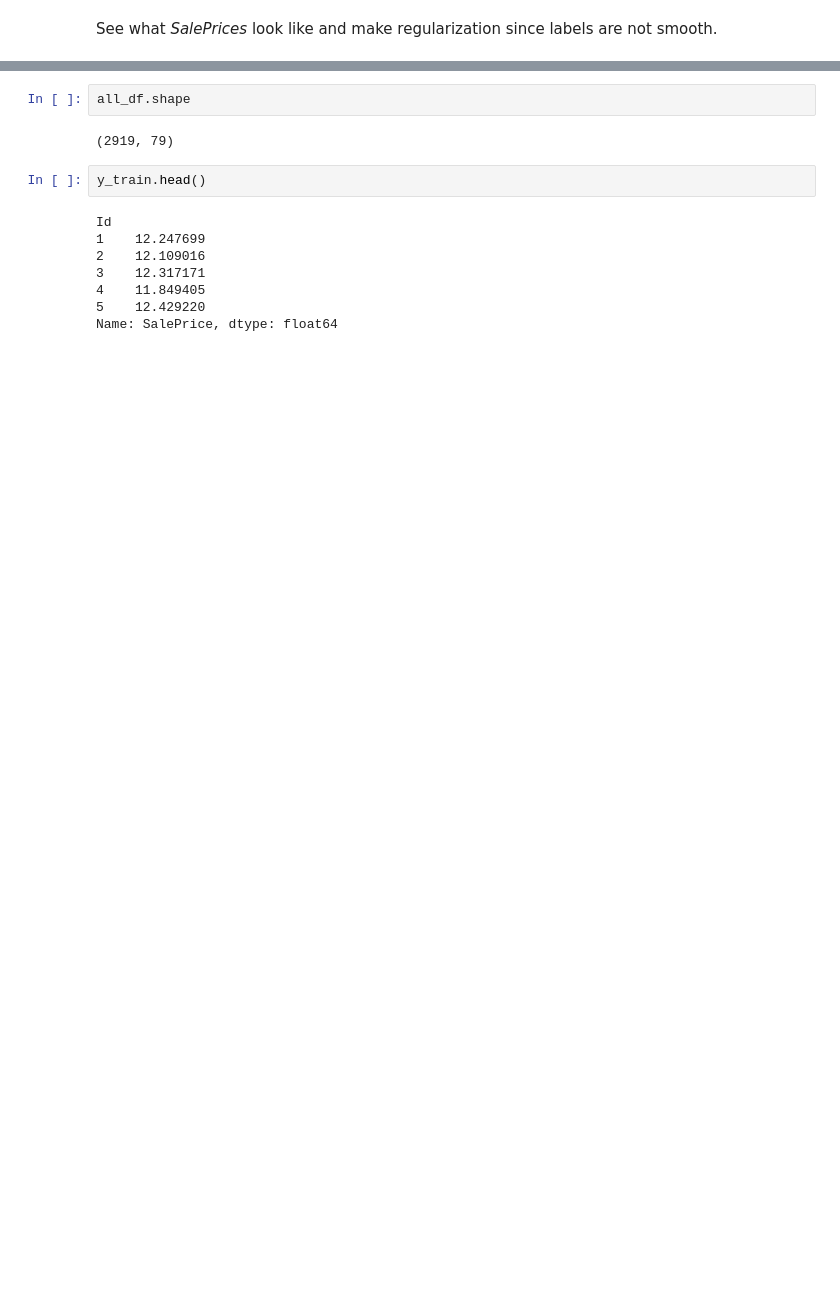
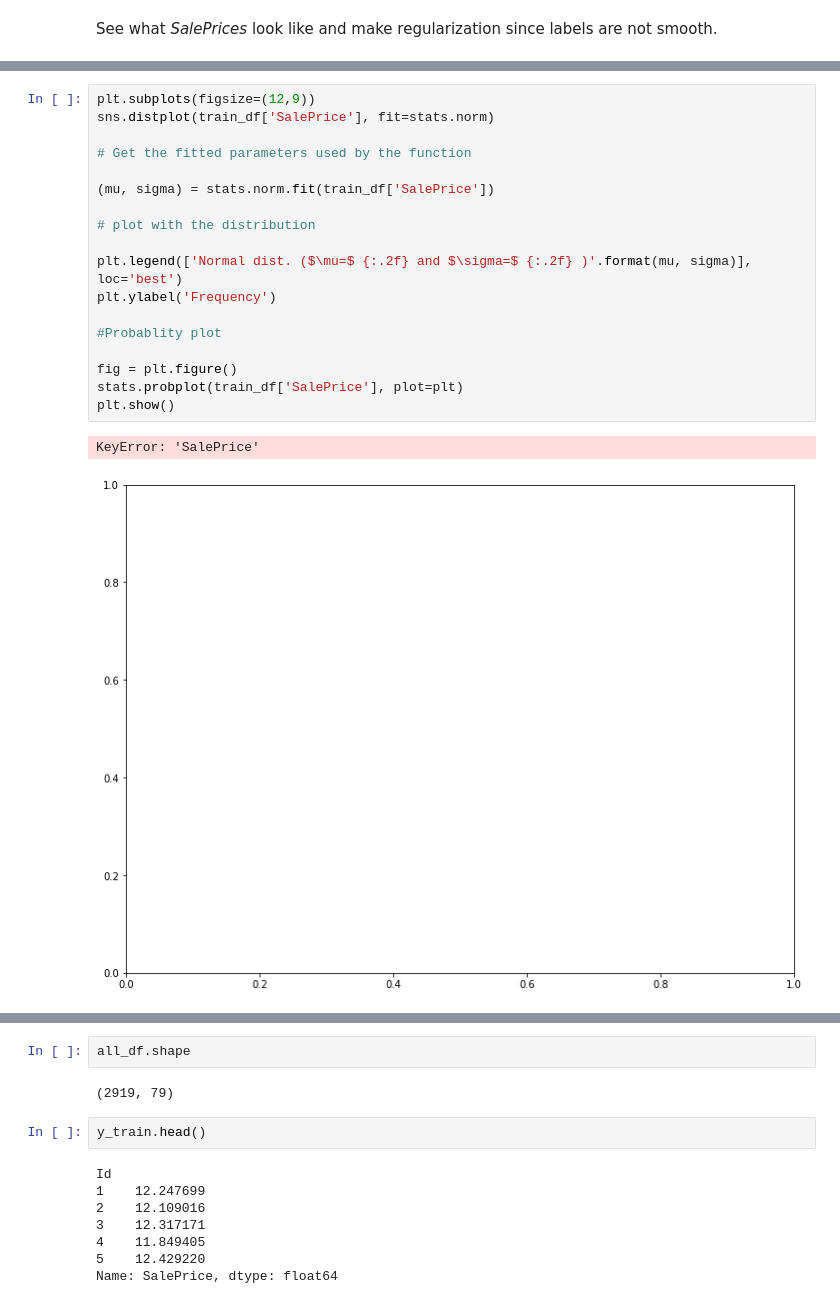
Before and after one commit to zcczhang/House_Price_Prediction_Model, a Jupyter notebook: house_price.ipynb, the cells around one changed output, grey strips where cells are left out. Drawn from its saved outputs; the diff is of its cells as text; blank space fills up the shorter version.

```diff
--- a/house_price.ipynb
+++ b/house_price.ipynb
@@ -36,3 +35,24 @@ array([[<matplotlib.axes._subplots.AxesSubplot object at 0x...>,
+# %%
+plt.subplots(figsize=(12,9))
+sns.distplot(train_df['SalePrice'], fit=stats.norm)
+
+# Get the fitted parameters used by the function
+
+(mu, sigma) = stats.norm.fit(train_df['SalePrice'])
+
+# plot with the distribution
+
+plt.legend(['Normal dist. ($\mu=$ {:.2f} and $\sigma=$ {:.2f} )'.format(mu, sigma)], loc='best')
+plt.ylabel('Frequency')
+
+#Probablity plot
+
+fig = plt.figure()
+stats.probplot(train_df['SalePrice'], plot=plt)
+plt.show()
+# %% [output]
+KeyError: 'SalePrice'
+[figure, added]
 # %%
 y_train = np.log1p(train_df.pop('SalePrice'))
 all_df = pd.concat((train_df, test_df), axis=0)
```
Also changed, not shown: parts of 18 cells of this notebook.
